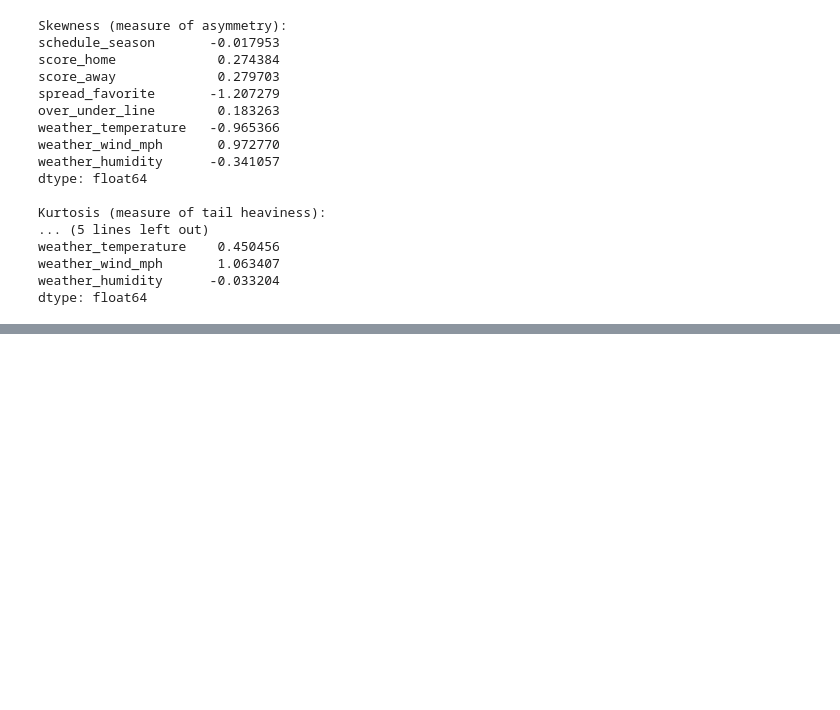
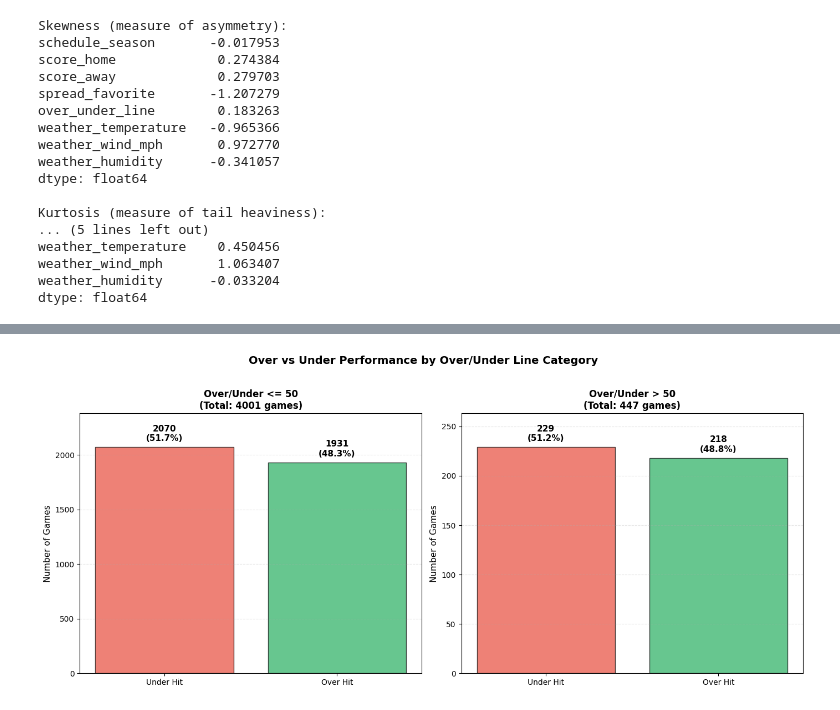
Before and after one commit to dydi22/DS4021-Final-Project, a Jupyter notebook: EDA/EDA.ipynb, the cells around one changed output, grey strips where cells are left out. Saved outputs shown, nothing was run; the diff lists cells and outputs as text; code cells hidden in the pictures; blank space fills up the shorter version.

```diff
--- a/EDA/EDA.ipynb
+++ b/EDA/EDA.ipynb
@@ -142,0 +304,35 @@ dtype: float64
+# %%
+# Create a detailed breakdown visualization
+fig, axes = plt.subplots(1, 2, figsize=(14, 6))
+
+# Left plot: Count of games that hit over vs under
+for idx, (category, data) in enumerate([('Over/Under <= 50', ~games_complete['high_scoring_line']),
+                                         ('Over/Under > 50', games_complete['high_scoring_line'])]):
+    ax = axes[idx]
+    subset = games_complete[data]
+    hit_counts = subset['hit_over'].value_counts()
+
+    labels = ['Under Hit', 'Over Hit']
+    colors = ['#e74c3c', '#27ae60']
+    counts = [hit_counts.get(False, 0), hit_counts.get(True, 0)]
+
+    bars = ax.bar(labels, counts, color=colors, alpha=0.7, edgecolor='black')
+
+    # Add count labels
+    for bar, count in zip(bars, counts):
+        height = bar.get_height()
+        ax.text(bar.get_x() + bar.get_width()/2., height + max(counts) * 0.02,
+                f'{int(count)}\n({count/len(subset)*100:.1f}%)',
+                ha='center', va='bottom', fontsize=11, fontweight='bold')
+
+    ax.set_title(f'{category}\n(Total: {len(subset)} games)', fontsize=12, fontweight='bold')
+    ax.set_ylabel('Number of Games', fontsize=11)
+    ax.set_ylim([0, max(counts) * 1.15])
+    ax.grid(axis='y', alpha=0.3, linestyle='--')
+
+plt.suptitle('Over vs Under Performance by Over/Under Line Category',
+             fontsize=14, fontweight='bold', y=1.02)
+plt.tight_layout()
+plt.show()
+# %% [output]
+[figure, added]
```
Also changed, not shown: parts of 29 cells of this notebook.
